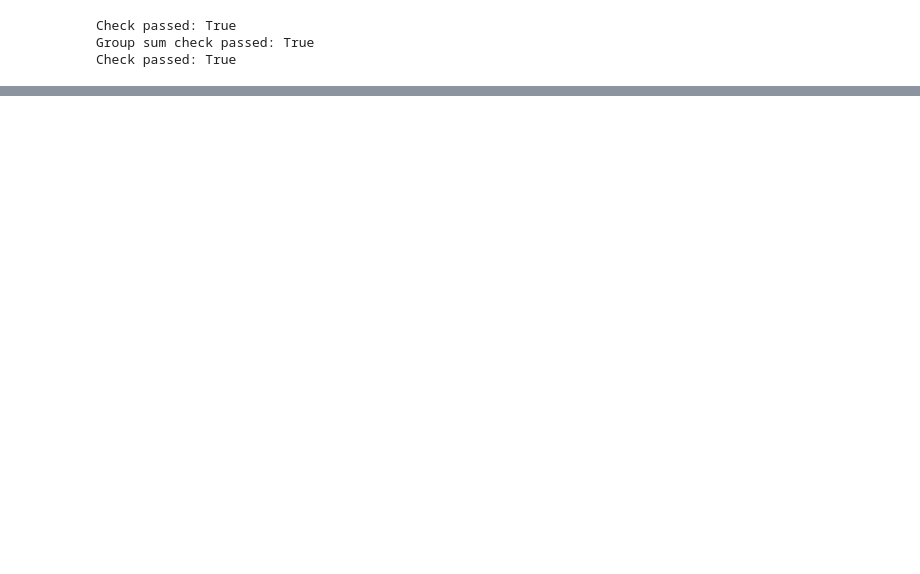
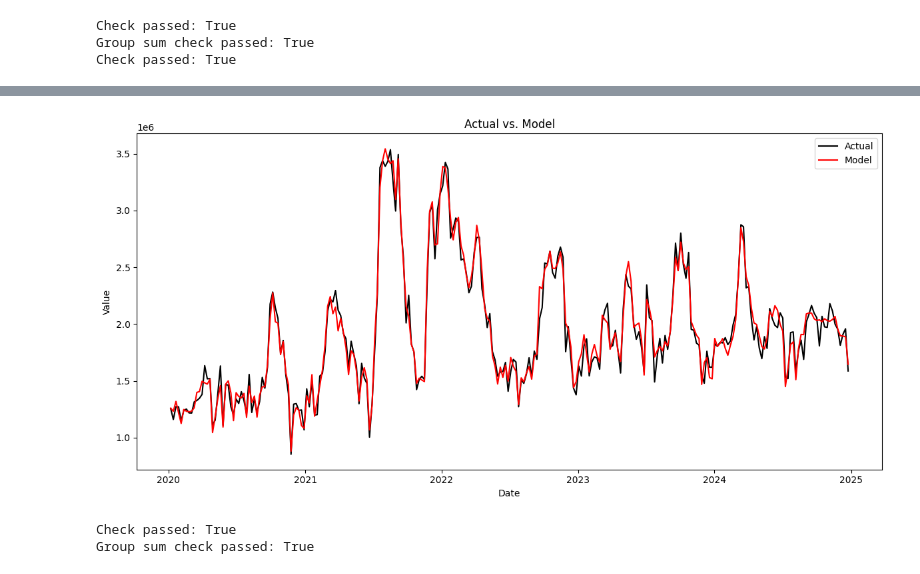
Before and after one commit to jackbowley/MMM, a Jupyter notebook: MeridianTests/CreateDataSet.ipynb, the cells around one changed output, grey strips where cells are left out. Cells and saved outputs as stored; diff of their text form; code cells hidden in the pictures; blank space fills up the shorter version.

Commit message:
setup additive model

```diff
--- a/MeridianTests/CreateDataSet.ipynb
+++ b/MeridianTests/CreateDataSet.ipynb
@@ -243,0 +271,10 @@ df_rois_merged.to_csv(os.path.join(results_dir, 'Rois.csv'), index=False)
+# %%
+## change svol_xf to svol_xf_add
+df_data['svol_xf'] = df_data['svol_xf_add']
+
+df_var_spec = df_var_spec_all.copy()
+df_var_spec = df_var_spec.rename(columns={'beta_add': 'beta'})
+df_var_spec = df_var_spec[df_var_spec['beta'].notnull() & df_var_spec['beta']!=0].copy()
+df_var_spec = df_var_spec.drop(columns=['beta_log'])
+df_var_spec['log'] = None
+df_var_spec
@@ -243,0 +299,28 @@ df_rois_merged.to_csv(os.path.join(results_dir, 'Rois.csv'), index=False)
+# %%
+df_data.head()
+sigma = 0.05
+df_data['error'] = scipy.stats.norm.ppf(df_data['random'], loc=0, scale=sigma)
+# df_data['error']=0
+# %%
+df_trans, df_values = create_transformed_tables(df_data, df_var_spec,False)
+# %%
+import matplotlib.pyplot as plt
+
+plt.figure(figsize=(12, 6))
+plt.plot(df_values.index, df_values['actual'], label='Actual', color='black')
+plt.plot(df_values.index, df_values['model'], label='Model', color='red')
+plt.xlabel('Date')
+plt.ylabel('Value')
+plt.title('Actual vs. Model')
+plt.legend()
+plt.tight_layout()
+plt.show()
+# %% [output]
+[figure, added]
+# %%
+df_decomp_vol = decomposition_linear(df_var_spec,df_values)
+price_col = 'price_se_xf'
+df_decomp_val = df_decomp_vol.multiply(df_data[price_col], axis=0)
+# %% [output]
+Check passed: True
+Group sum check passed: True
```
Also changed, not shown: parts of 11 cells of this notebook, 13 other files.
